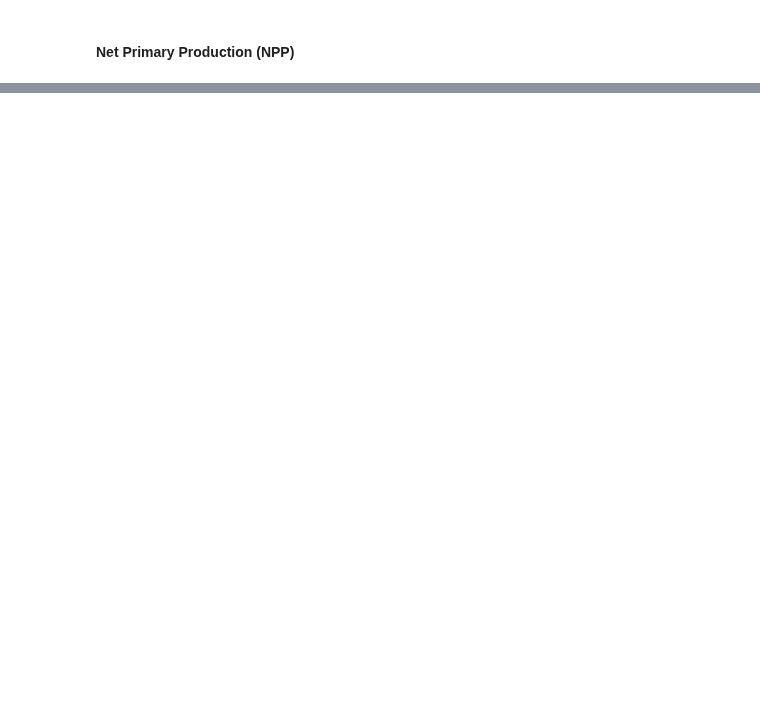
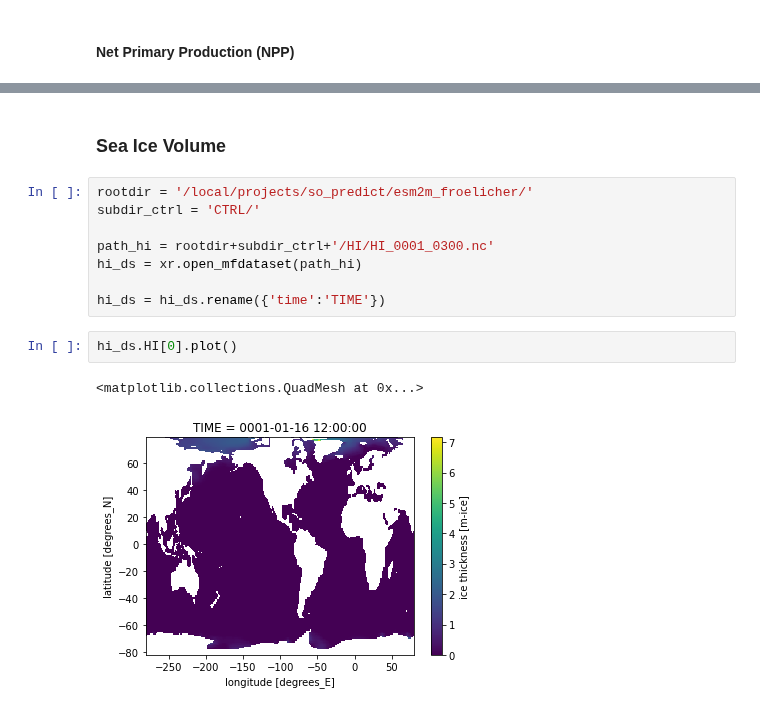
Before and after one commit to bbuchovecky/hmei, a Jupyter notebook: notebooks/ctrl_run_analysis.ipynb, the cells around one changed output, grey strips where cells are left out. Drawn from its saved outputs; the diff is of its cells as text; blank space fills up the shorter version.

```diff
--- a/notebooks/ctrl_run_analysis.ipynb
+++ b/notebooks/ctrl_run_analysis.ipynb
@@ -206,0 +181,15 @@ pco2surf_ds.anom[0].plot()
+# %% [markdown]
+### Sea Ice Volume
+# %%
+rootdir = '/local/projects/so_predict/esm2m_froelicher/'
+subdir_ctrl = 'CTRL/'
+
+path_hi = rootdir+subdir_ctrl+'/HI/HI_0001_0300.nc'
+hi_ds = xr.open_mfdataset(path_hi)
+
+hi_ds = hi_ds.rename({'time':'TIME'})
+# %%
+hi_ds.HI[0].plot()
+# %% [output]
+<matplotlib.collections.QuadMesh at 0x...>
+[figure, added]
```
Also changed, not shown: parts of 35 cells of this notebook.
